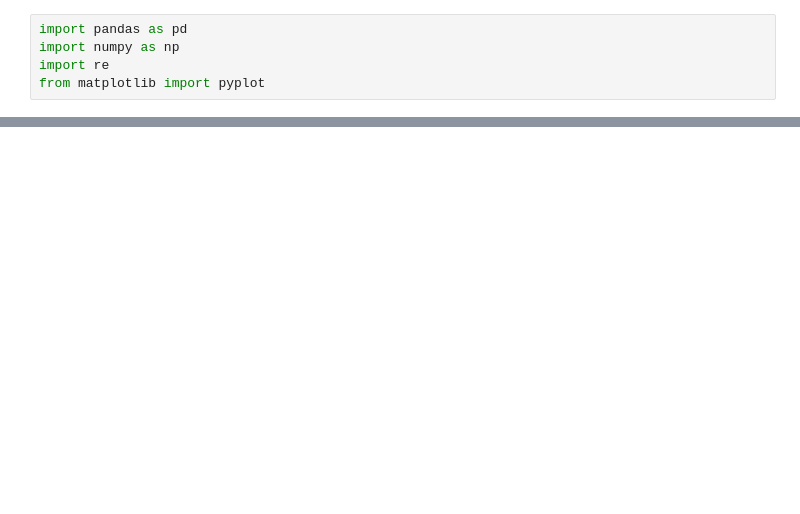
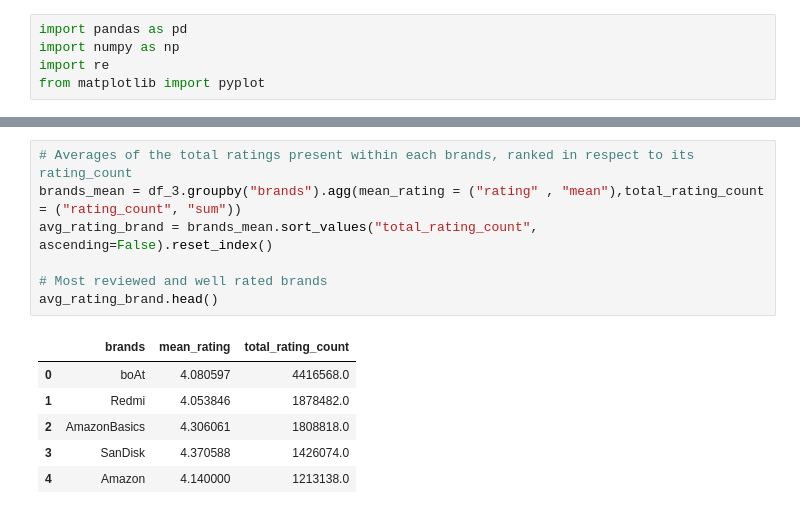
Before and after one commit to CKohwo/Ecommerce-strategy-blueprint, a Jupyter notebook: notebooks/03_exploratory_ data_analysis.ipynb, the cells around one changed output, grey strips where cells are left out. Cells and saved outputs as stored; diff of their text form; blank space fills up the shorter version.

```diff
--- a/notebooks/03_exploratory_ data_analysis.ipynb
+++ b/notebooks/03_exploratory_ data_analysis.ipynb
@@ -47,0 +137,14 @@ df_3.head(20)
+# %%
+# Averages of the total ratings present within each brands, ranked in respect to its rating_count
+brands_mean = df_3.groupby("brands").agg(mean_rating = ("rating" , "mean"),total_rating_count = ("rating_count", "sum"))
+avg_rating_brand = brands_mean.sort_values("total_rating_count", ascending=False).reset_index()
+
+# Most reviewed and well rated brands
+avg_rating_brand.head()
+# %% [output]
+|  | brands | mean_rating | total_rating_count |
+| 0 | boAt | 4.080597 | 4416568.0 |
+| 1 | Redmi | 4.053846 | 1878482.0 |
+| 2 | AmazonBasics | 4.306061 | 1808818.0 |
+| 3 | SanDisk | 4.370588 | 1426074.0 |
+| 4 | Amazon | 4.140000 | 1213138.0 |
```
Also changed, not shown: parts of 11 cells of this notebook.
